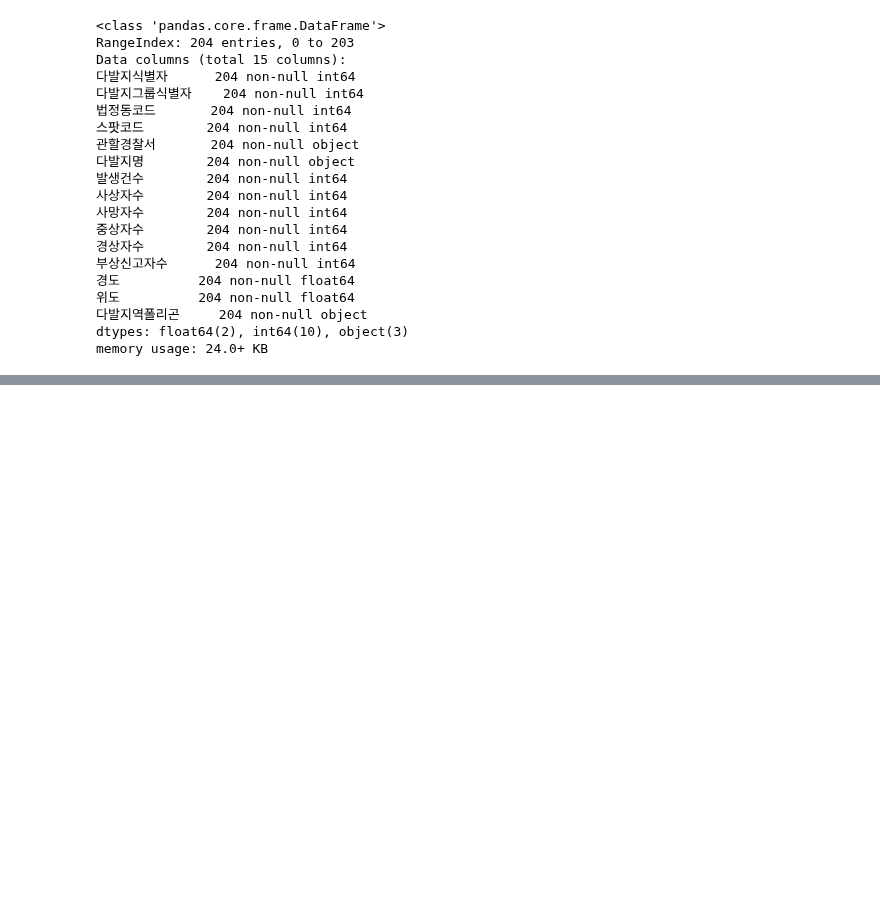
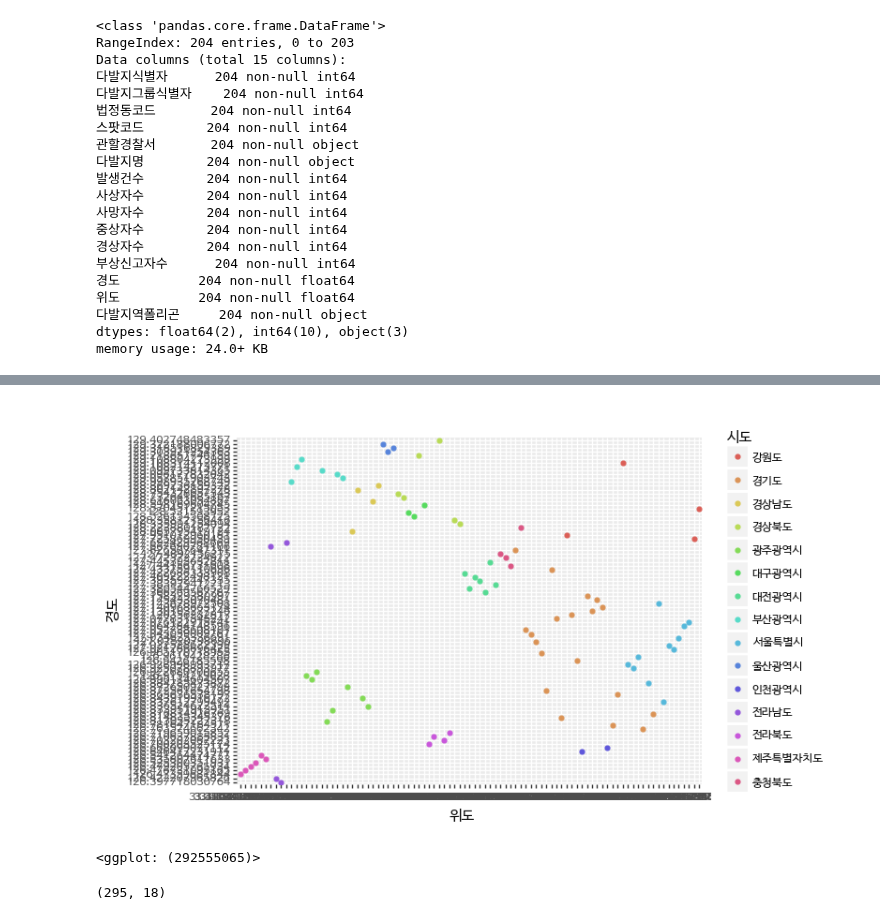
Before and after one commit to corazzon/OpenDataWrangling, a Jupyter notebook: pedestrian.ipynb, the cells around one changed output, grey strips where cells are left out. Cells and saved outputs as stored; diff of their text form; code cells hidden in the pictures; blank space fills up the shorter version.

```diff
--- a/pedestrian.ipynb
+++ b/pedestrian.ipynb
@@ -83,0 +103,3 @@ pedestrian.head()
+# %%
+child = pd.read_csv('data/traffic_accident/2016년_보행어린이사고다발지.csv', encoding='euc-kr', names=df_columns, header=None)
+child.shape
@@ -83,0 +115,3 @@ pedestrian.head()
+# %%
+child = child.drop(child.index[[0]])
+child.head(3)
@@ -83,0 +123,8 @@ pedestrian.head()
+# %%
+child['type'] = 'child'
+# %%
+print(child.shape)
+child['시도'] = child['다발지명'].str.split(' ', expand=True)[0]
+child['구군'] = child['다발지명'].str.split(' ', expand=True)[1]
+print(child.shape)
+child.head()
@@ -83,0 +140,14 @@ pedestrian.head()
+# %%
+(ggplot(child)
+ + aes(x='위도', y='경도', color='시도')
+ + geom_point()
+ + theme(text=element_text(family='NanumBarunGothic'))
+)
+# %% [output]
+[figure, added]
+<ggplot: (292555065)>
+# %%
+df = pd.merge(pedestrian, child, how='outer')
+df.shape
+# %% [output]
+(295, 18)
```
Also changed, not shown: parts of 10 cells of this notebook.
